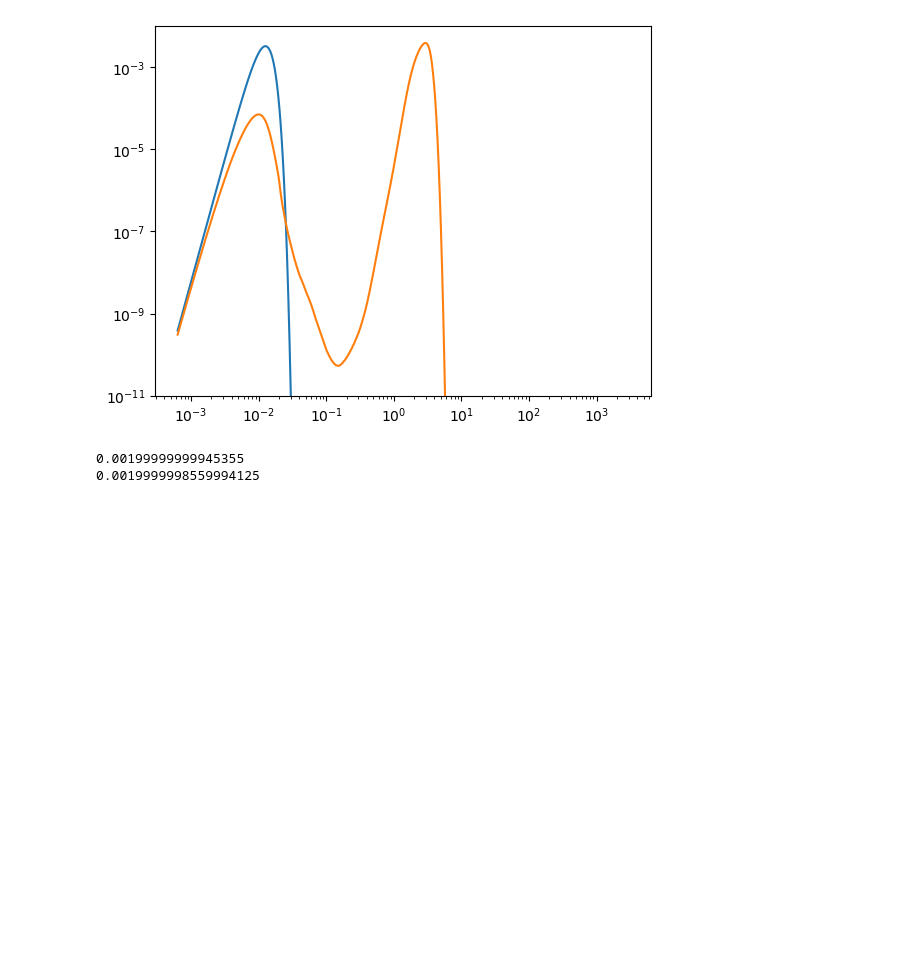
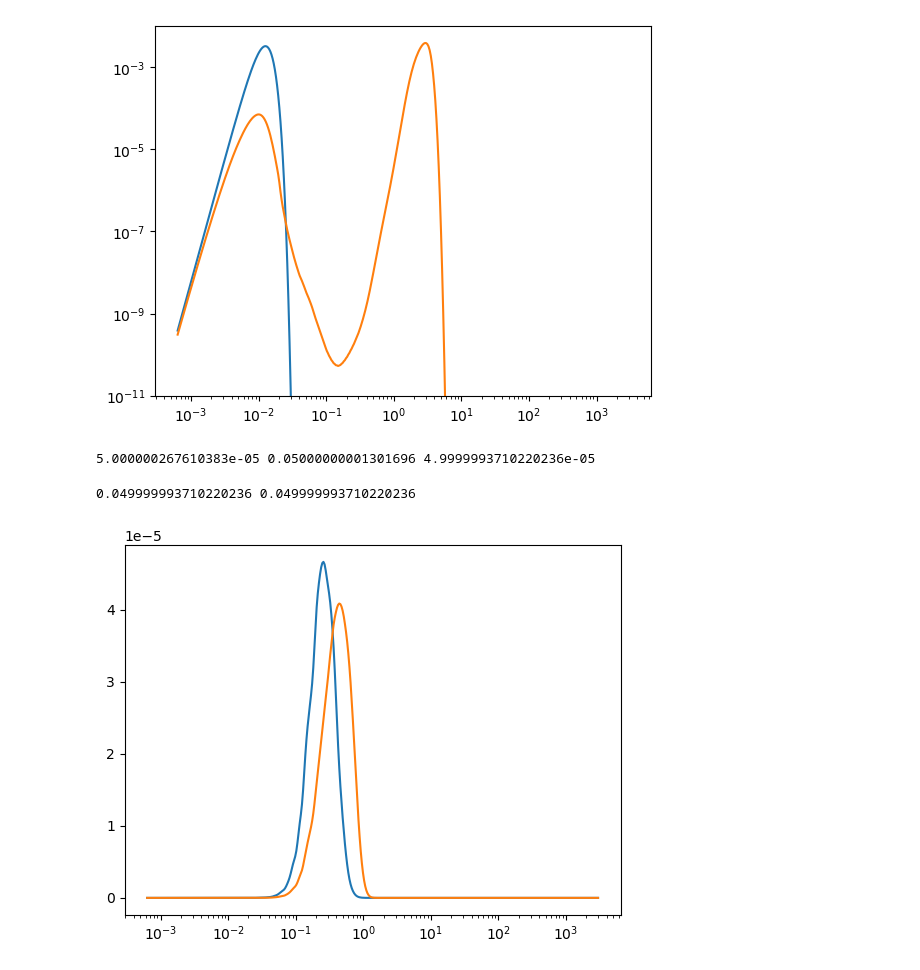
Before and after one commit to mgrecu35/modeling, a Jupyter notebook: bott/runColCoal.ipynb, the cells around one changed output. Saved outputs shown, nothing was run; the diff lists cells and outputs as text; code cells hidden in the pictures; blank space fills up the shorter version.

Commit message:
added normalized Gamma DSDs

```diff
--- a/bott/runColCoal.ipynb
+++ b/bott/runColCoal.ipynb
@@ -42,9 +38,46 @@ plt.ylim(1e-11,1e-2)
 # %% [output]
 (1e-11, 0.01)
 [figure]
-# %%
-print(g.sum()*dlnr_out)
-print(g_out.sum()*dlnr_out)
-# %% [output]
-0.00199999999945355
-0.0019999998559994125
+# %%
+#from nGammaDSD import *
+import nGammaDSD as nG  # import the normalized gamma dsd module
+import importlib
+importlib.reload(nG)
+
+nw=0.08
+lwc=np.arange(40)*0.1+0.05
+mu=2.0
+f_mu=nG.fmu(mu)
+dm0=10*nG.dm_lwc(nw,lwc[0],1000)
+lwc1,mD,dInt=nG.getMassDist(nw,dm0,f_mu,mu,1000) # get the mass distribution for a given lwc, nw and mu
+# %%
+from scipy.ndimage import gaussian_filter1d
+g_int=g_out.copy()*0.0
+# bin the mass distribution to the same bins as the collision coalescence code
+for md1,d1 in zip(mD,dInt):
+    ibin=np.log(d1/2*1e3)/dlnr_out
+    g_int[int(ibin)]+=md1/dlnr_out*1e-3
+
+g_int1=gaussian_filter1d(g_int,2.0) # smooth the mass distribution to remove binning artifacts
+print(g_int.sum()*dlnr_out,lwc1,g_int1.sum()*dlnr_out)
+# %% [output]
+5.000000267610383e-05 0.05000000001301696 4.9999993710220236e-05
+# %%
+
+t=0.0 # reset time to 0.0
+bcc.set_g_initial(g_int1) # this resets the initial mass distribution to g_int
+
+while t<3600:
+    g,t = bcc.integrate(nbins,dt,t)
+# %%
+
+plt.plot(r_out[:400]*1e-3,g_int1[:400])
+plt.plot(r_out[:400]*1e-3,g[:400])
+
+plt.xscale('log')
+#plt.yscale('log')
+
+print(g.sum()*dlnr_out*1e3,g_int1.sum()*dlnr_out*1e3)
+# %% [output]
+0.049999993710220236 0.049999993710220236
+[figure, added]
```
Also changed, not shown: parts of 1 cell of this notebook, 1 other file.
